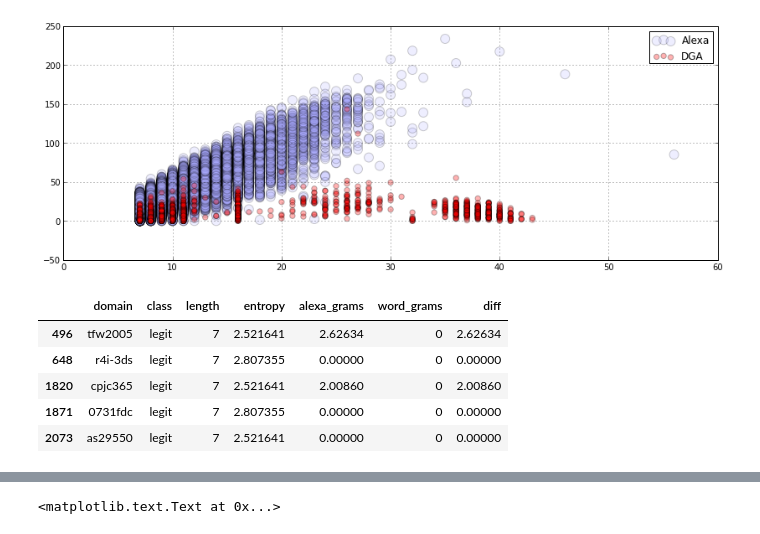
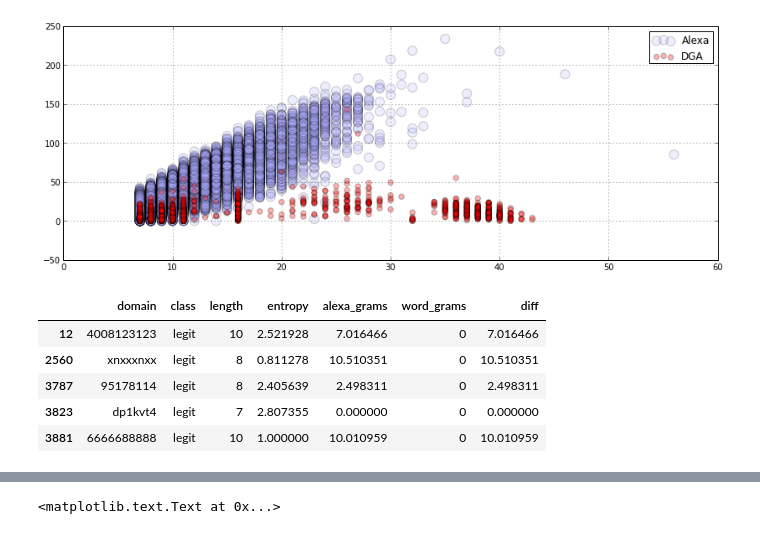
Before and after one commit to SuperCowPowers/data_hacking, a Jupyter notebook: dga_detection/DGA_Domain_Detection.ipynb, the cells around one changed output, grey strips where cells are left out. Drawn from its saved outputs; the diff is of its cells as text; code cells hidden in the pictures.

```diff
--- a/dga_detection/DGA_Domain_Detection.ipynb
+++ b/dga_detection/DGA_Domain_Detection.ipynb
@@ -520,14 +518,14 @@ plt.legend()
 [figure]
 # %%
 # Lets look at which Legit domains are scoring low on the word gram count
-all_domains[(all_domains['length'] > 6) & (all_domains['word_grams']==0)].head()
+all_domains[(all_domains['word_grams']==0)].head()
 # %% [output]
 |  | domain | class | length | entropy | alexa_grams | word_grams | diff |
-| 496 | tfw2005 | legit | 7 | 2.521641 | 2.62634 | 0 | 2.62634 |
-| 648 | r4i-3ds | legit | 7 | 2.807355 | 0.00000 | 0 | 0.00000 |
-| 1820 | cpjc365 | legit | 7 | 2.521641 | 2.00860 | 0 | 2.00860 |
-| 1871 | 0731fdc | legit | 7 | 2.807355 | 0.00000 | 0 | 0.00000 |
-| 2073 | as29550 | legit | 7 | 2.521641 | 0.00000 | 0 | 0.00000 |
+| 12 | 4008123123 | legit | 10 | 2.521928 | 7.016466 | 0 | 7.016466 |
+| 2560 | xnxxxnxx | legit | 8 | 0.811278 | 10.510351 | 0 | 10.510351 |
+| 3787 | 95178114 | legit | 8 | 2.405639 | 2.498311 | 0 | 2.498311 |
+| 3823 | dp1kvt4 | legit | 7 | 2.807355 | 0.000000 | 0 | 0.000000 |
+| 3881 | 6666688888 | legit | 10 | 1.000000 | 10.010959 | 0 | 10.010959 |
 # %%
 # Okay these look kinda weird, lets use some nice Pandas functionality
 # to look at some statistics around our new features.
```
Also changed, not shown: parts of 29 cells of this notebook.
